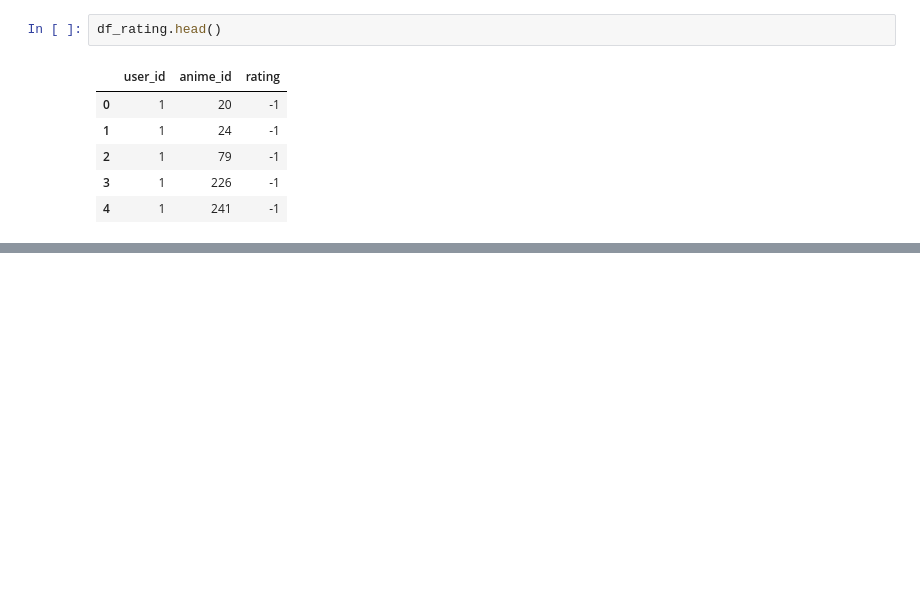
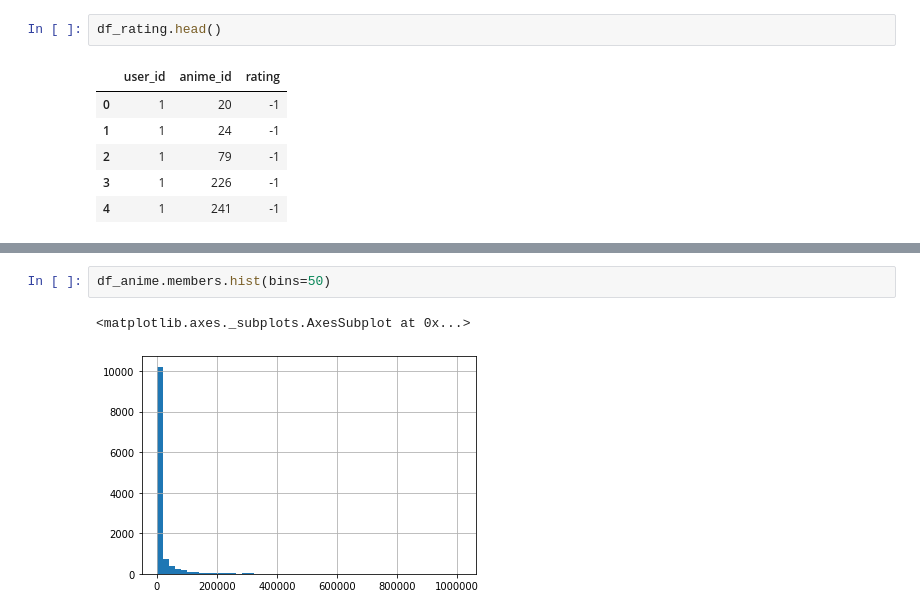
Before and after one commit to indymnv/Anime-Recommender-System, a Jupyter notebook: EDA.ipynb, the cells around one changed output, grey strips where cells are left out. Saved outputs shown, nothing was run; the diff lists cells and outputs as text; blank space fills up the shorter version.

```diff
--- a/EDA.ipynb
+++ b/EDA.ipynb
@@ -27,0 +65,5 @@ df_rating.head()
+# %%
+df_anime.members.hist(bins=50)
+# %% [output]
+<matplotlib.axes._subplots.AxesSubplot at 0x...>
+[figure, added]
```
Also changed, not shown: parts of 13 cells of this notebook.
